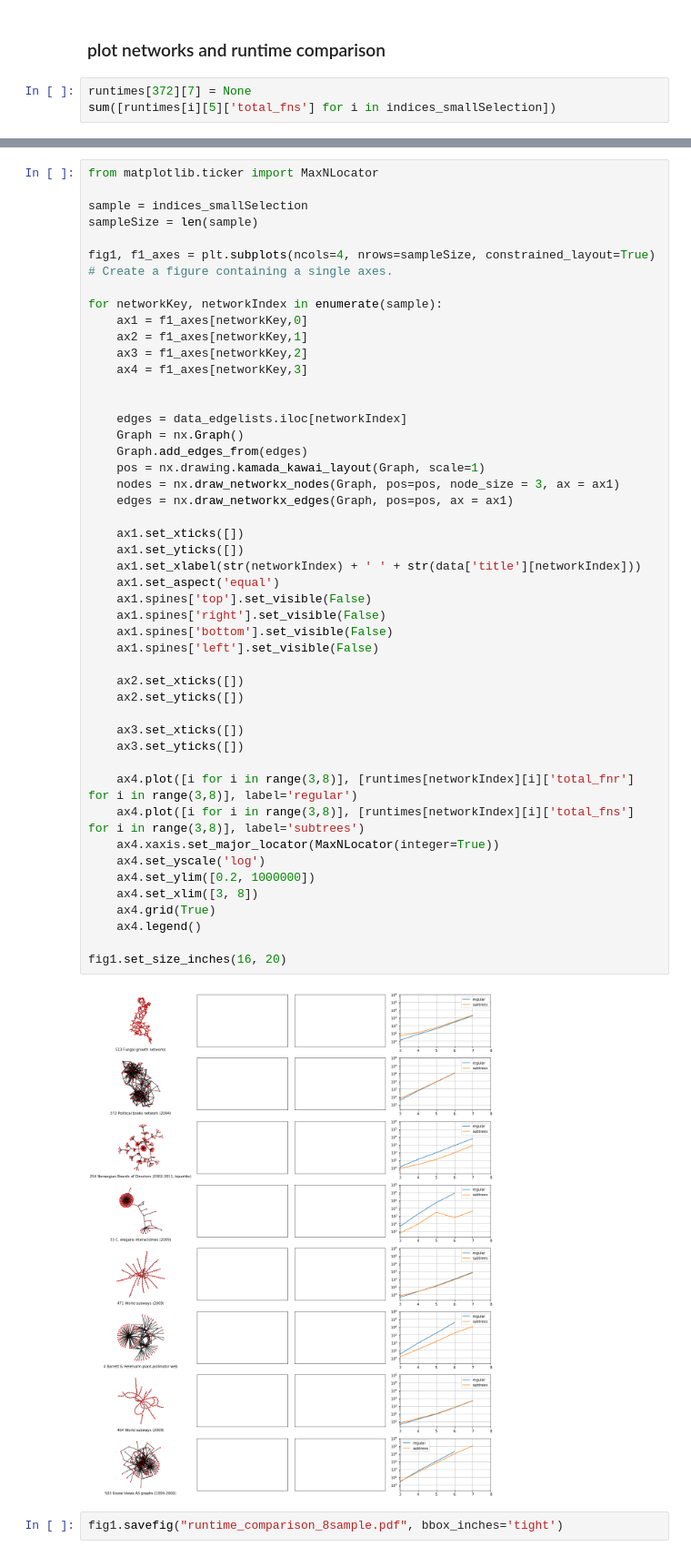
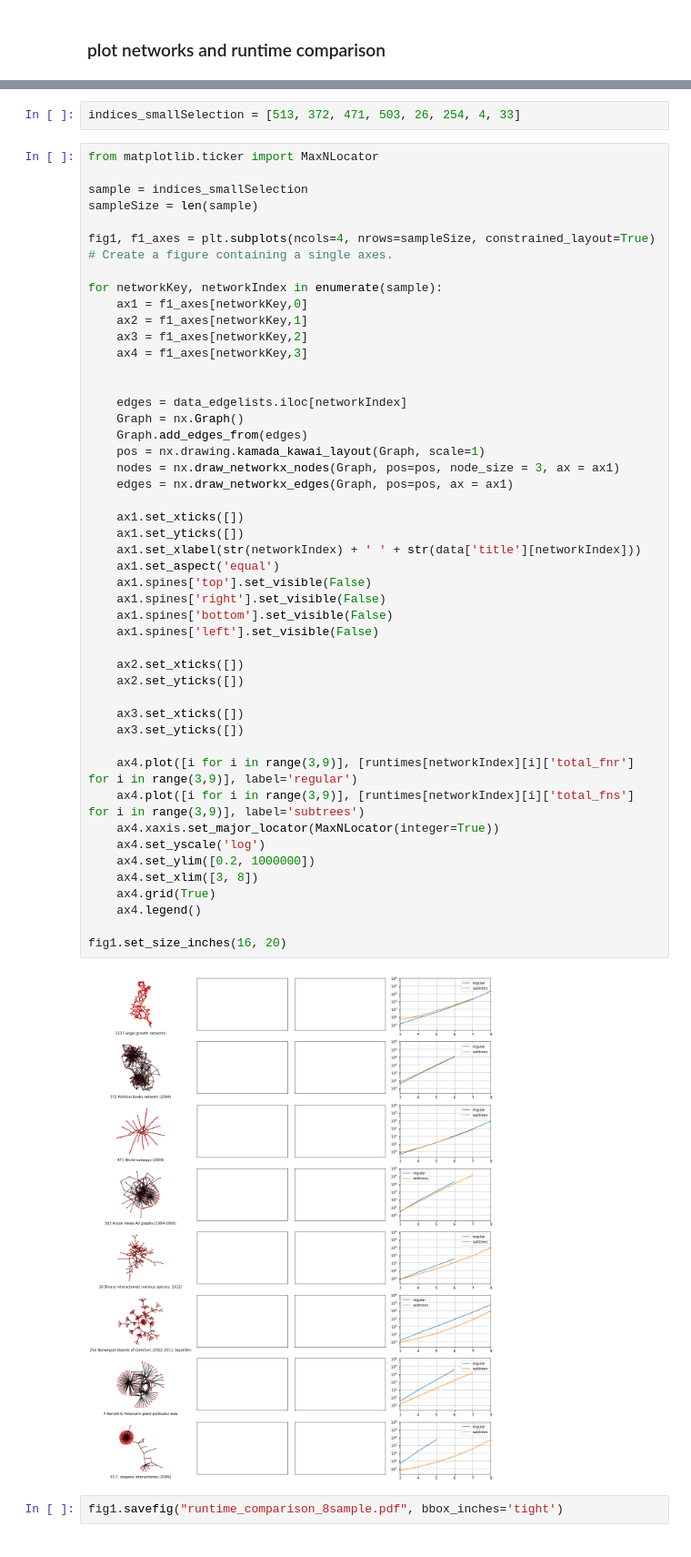
Before and after one commit to ta-rekt/motif-discovery, a Jupyter notebook: src/speed_tests.ipynb, the cells around one changed output, grey strips where cells are left out. Shown at 91% size. Saved outputs shown, nothing was run; the diff lists cells and outputs as text.

```diff
--- a/src/speed_tests.ipynb
+++ b/src/speed_tests.ipynb
@@ -330,5 +393,2 @@ runtimes[372][7] = {'total_fns': None,
 # %% [markdown]
 ### plot networks and runtime comparison
-# %%
-runtimes[372][7] = None
-sum([runtimes[i][5]['total_fns'] for i in indices_smallSelection])
@@ -337,3 +395,5 @@ sum([runtimes[i][5]['total_fns'] for i in indices_smallSelection])
+# %%
+indices_smallSelection = [513, 372, 471, 503, 26, 254, 4, 33]
 # %%
 from matplotlib.ticker import MaxNLocator
 
@@ -353,36 +413,36 @@ for networkKey, networkIndex in enumerate(sample):
     Graph = nx.Graph()
     Graph.add_edges_from(edges)
     pos = nx.drawing.kamada_kawai_layout(Graph, scale=1)
     nodes = nx.draw_networkx_nodes(Graph, pos=pos, node_size = 3, ax = ax1)
     edges = nx.draw_networkx_edges(Graph, pos=pos, ax = ax1)
 
     ax1.set_xticks([])
     ax1.set_yticks([])
     ax1.set_xlabel(str(networkIndex) + ' ' + str(data['title'][networkIndex]))
     ax1.set_aspect('equal')
     ax1.spines['top'].set_visible(False)
     ax1.spines['right'].set_visible(False)
     ax1.spines['bottom'].set_visible(False)
     ax1.spines['left'].set_visible(False)
 
     ax2.set_xticks([])
     ax2.set_yticks([])
 
     ax3.set_xticks([])
     ax3.set_yticks([])
 
-    ax4.plot([i for i in range(3,8)], [runtimes[networkIndex][i]['total_fnr'] for i in range(3,8)], label='regular')
-    ax4.plot([i for i in range(3,8)], [runtimes[networkIndex][i]['total_fns'] for i in range(3,8)], label='subtrees')
+    ax4.plot([i for i in range(3,9)], [runtimes[networkIndex][i]['total_fnr'] for i in range(3,9)], label='regular')
+    ax4.plot([i for i in range(3,9)], [runtimes[networkIndex][i]['total_fns'] for i in range(3,9)], label='subtrees')
     ax4.xaxis.set_major_locator(MaxNLocator(integer=True))
     ax4.set_yscale('log')
     ax4.set_ylim([0.2, 1000000])
     ax4.set_xlim([3, 8])
     ax4.grid(True)
     ax4.legend()
 
 fig1.set_size_inches(16, 20)
 # %% [output]
-[figure, old version]
+[figure, new version]
 # %%
 fig1.savefig("runtime_comparison_8sample.pdf", bbox_inches='tight')
 # %% [markdown]
```
Also changed, not shown: parts of 8 cells of this notebook, 14 other files.
